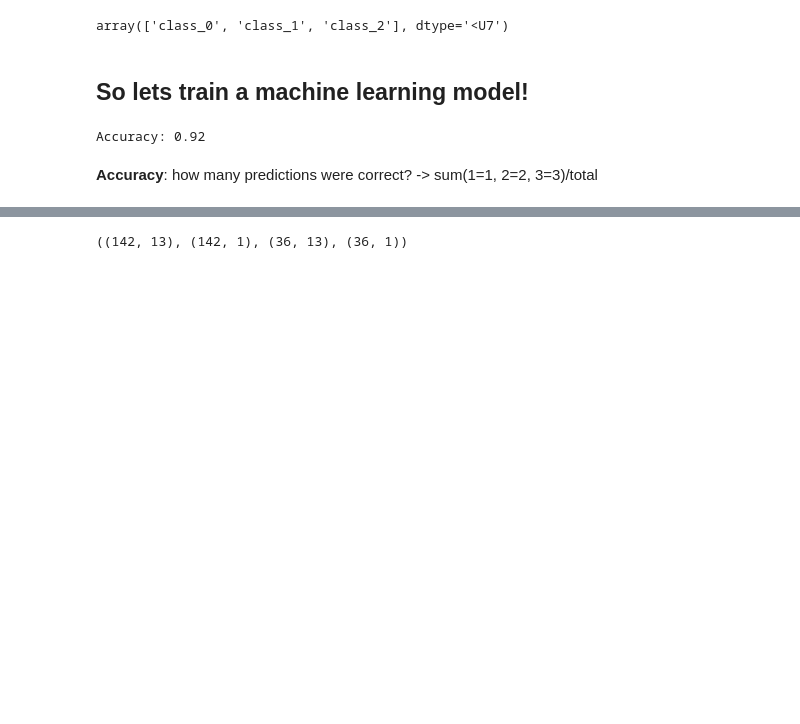
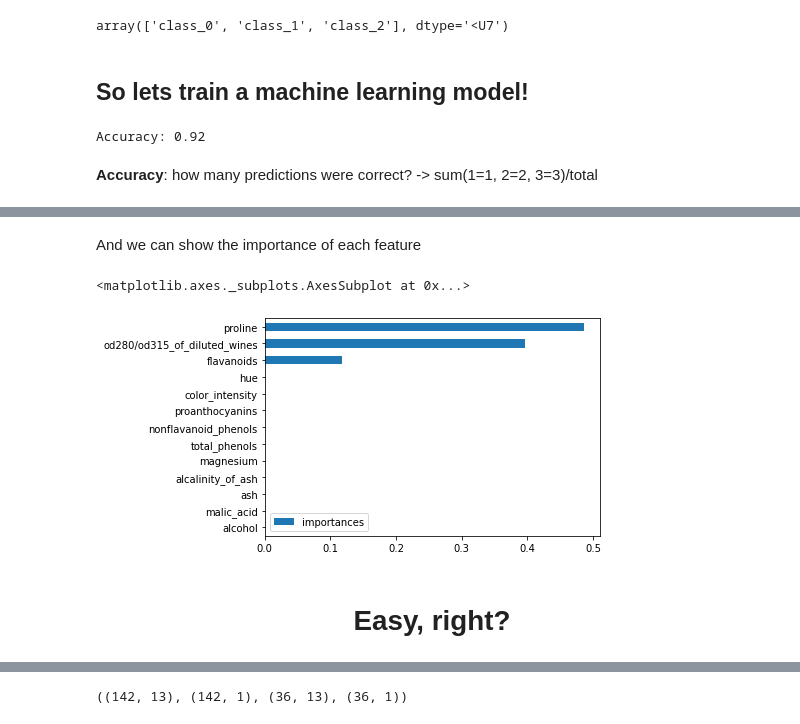
Before and after one commit to Baukebrenninkmeijer/Code-First-Introduction-to-Machine-Learning, a Jupyter notebook: intro_to_ml.ipynb, the cells around one changed output, grey strips where cells are left out. Cells and saved outputs as stored; diff of their text form; code cells hidden in the pictures; blank space fills up the shorter version.

```diff
--- a/intro_to_ml.ipynb
+++ b/intro_to_ml.ipynb
@@ -112 +119,13 @@ graph
+# %% [markdown]
+And we can show the importance of each feature
+# %%
+(pd.DataFrame({'importances': dt.feature_importances_}, index=wine.drop('target', axis=1).columns)
+     .sort_values('importances', ascending=True)
+     .plot(kind='barh')
+)
+# %% [output]
+<matplotlib.axes._subplots.AxesSubplot at 0x...>
+[figure, added]
+# %% [markdown]
+<h1 style="margin:auto;text-align:center;"> Easy, right? </h1>
 # %% [markdown]
```
Also changed, not shown: parts of 51 cells of this notebook, 7 other files.
